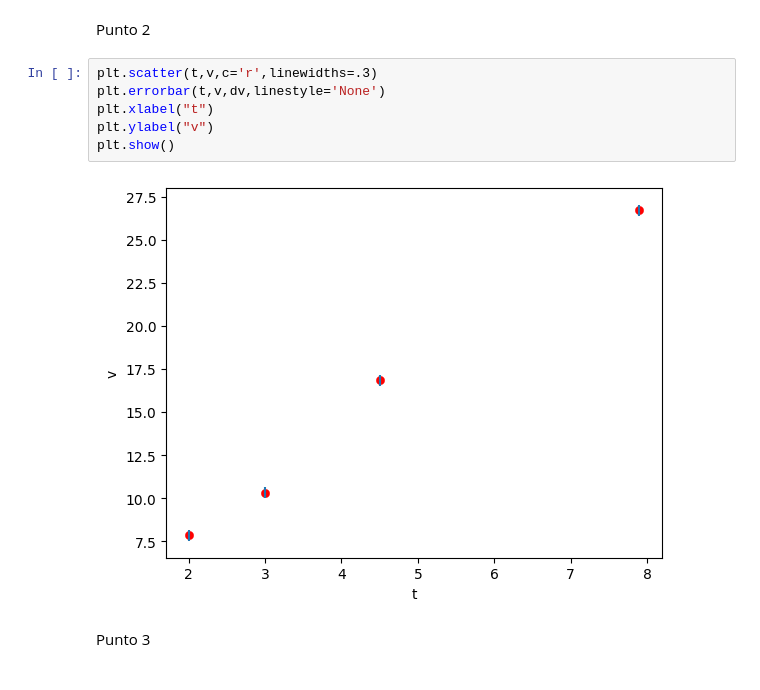
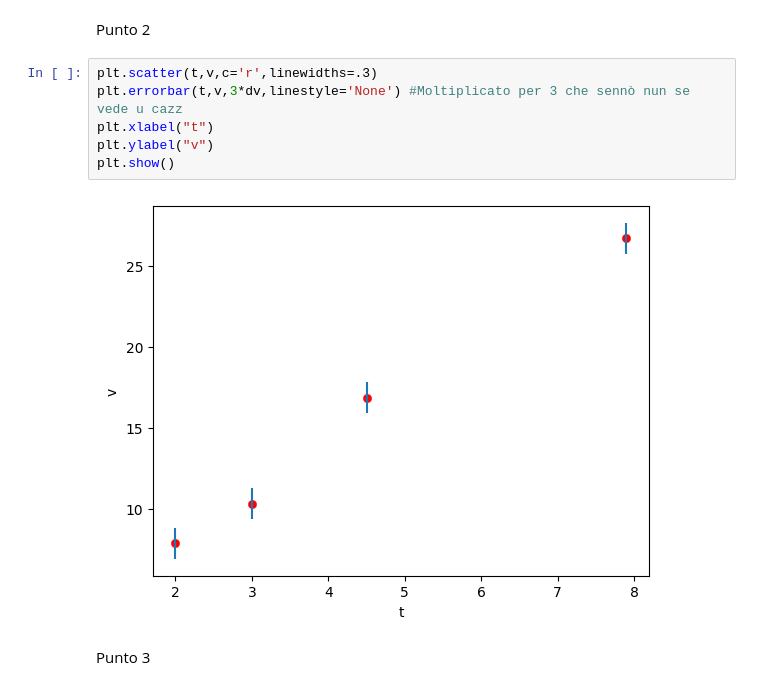
Before and after one commit to Yehan-Edirisinghe/Labo_cal, a Jupyter notebook: temi_esame/2021-02-25/esame.ipynb, the cells around one changed output. Saved outputs shown, nothing was run; the diff lists cells and outputs as text.

```diff
--- a/temi_esame/2021-02-25/esame.ipynb
+++ b/temi_esame/2021-02-25/esame.ipynb
@@ -16,12 +15,12 @@ dv =data[:,2]
 Punto 2
 # %%
 plt.scatter(t,v,c='r',linewidths=.3)
-plt.errorbar(t,v,dv,linestyle='None')
+plt.errorbar(t,v,3*dv,linestyle='None') #Moltiplicato per 3 che sennò nun se vede u cazz
 plt.xlabel("t")
 plt.ylabel("v")
 plt.show()
 # %% [output]
-[figure, old version]
+[figure, new version]
 # %% [markdown]
 Punto 3
 # %%
```
Also changed, not shown: parts of 1 cell of this notebook, 4 other files.
